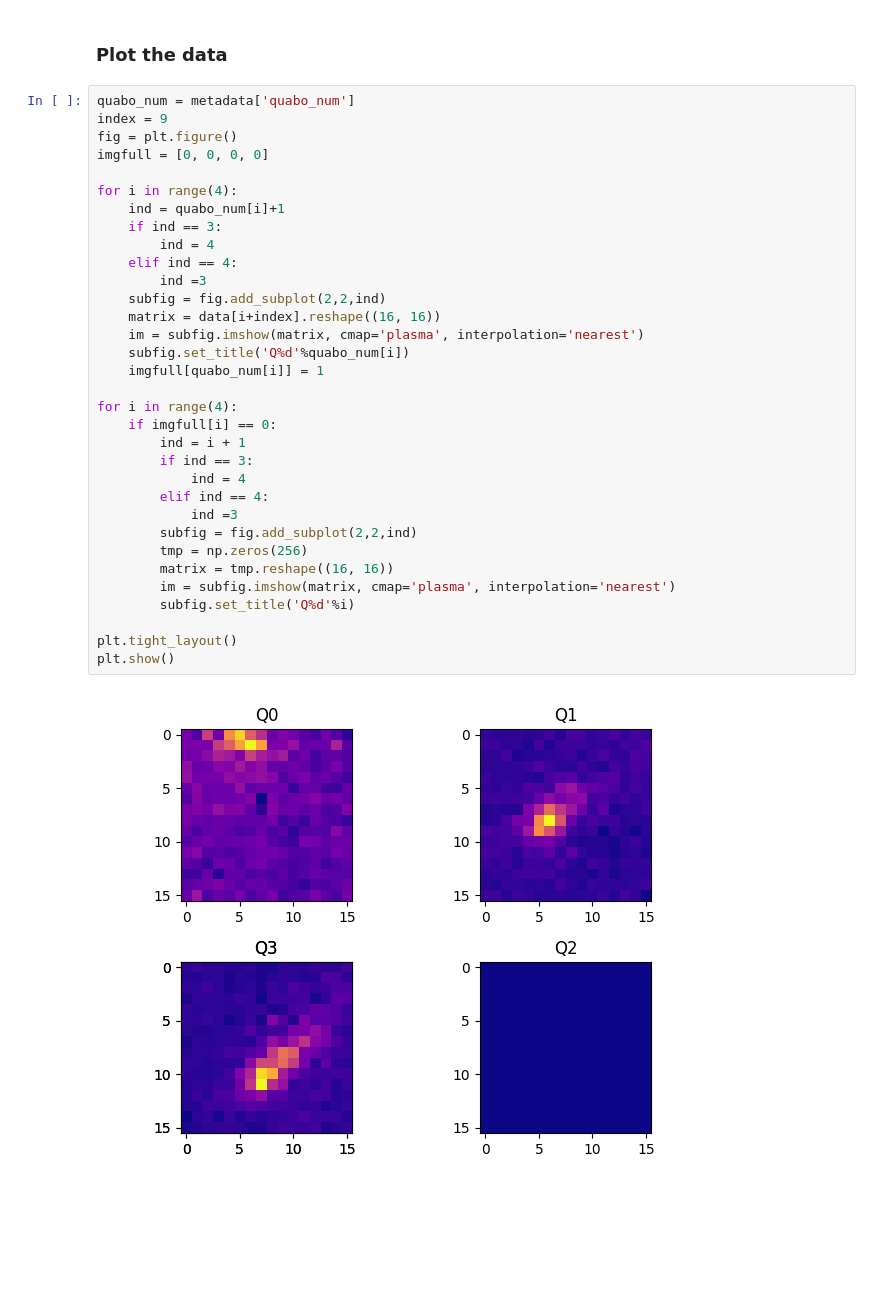
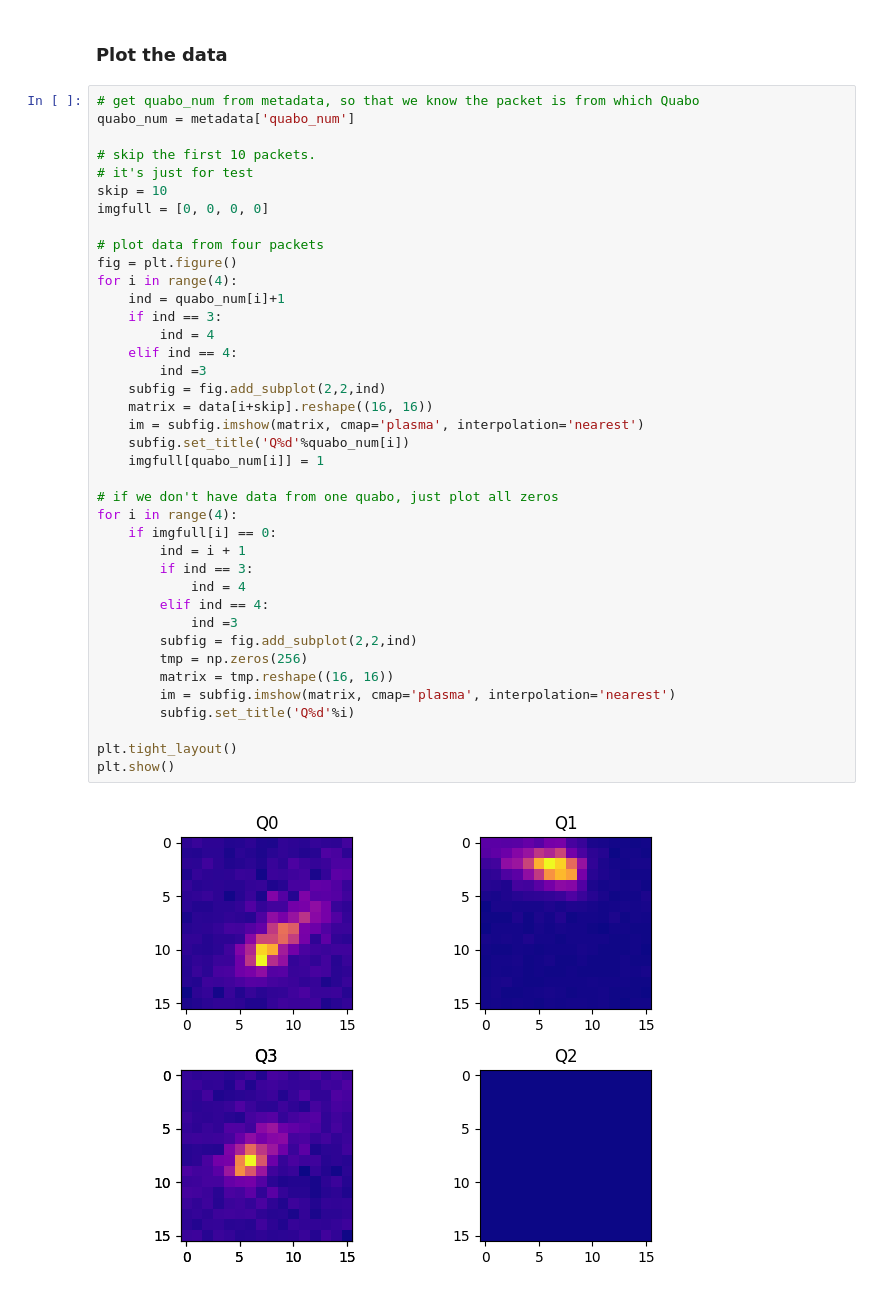
Before and after one commit to panoseti/pypff, a Jupyter notebook: example/notebook/data-check.ipynb, the cells around one changed output. Drawn from its saved outputs; the diff is of its cells as text; blank space fills up the shorter version.

```diff
--- a/example/notebook/data-check.ipynb
+++ b/example/notebook/data-check.ipynb
@@ -16,38 +16,44 @@ data, metadata = pff.readpff(metadata=True)
 # %% [markdown]
 ### Plot the data
 # %%
+# get quabo_num from metadata, so that we know the packet is from which Quabo
 quabo_num = metadata['quabo_num']
-index = 9
-fig = plt.figure()
+
+# skip the first 10 packets.
+# it's just for test
+skip = 10
 imgfull = [0, 0, 0, 0]
 
+# plot data from four packets
+fig = plt.figure()
 for i in range(4):
     ind = quabo_num[i]+1
     if ind == 3:
         ind = 4
     elif ind == 4:
         ind =3
     subfig = fig.add_subplot(2,2,ind)
-    matrix = data[i+index].reshape((16, 16))
+    matrix = data[i+skip].reshape((16, 16))
     im = subfig.imshow(matrix, cmap='plasma', interpolation='nearest')
     subfig.set_title('Q%d'%quabo_num[i])
     imgfull[quabo_num[i]] = 1
 
+# if we don't have data from one quabo, just plot all zeros
 for i in range(4):
     if imgfull[i] == 0:
         ind = i + 1
         if ind == 3:
             ind = 4
         elif ind == 4:
             ind =3
         subfig = fig.add_subplot(2,2,ind)
         tmp = np.zeros(256)
         matrix = tmp.reshape((16, 16))
         im = subfig.imshow(matrix, cmap='plasma', interpolation='nearest')
         subfig.set_title('Q%d'%i)
 
 plt.tight_layout()
 plt.show()
 # %% [output]
-[figure, old version]
+[figure, new version]
 # %% [markdown]
```
Also changed, not shown: parts of 4 cells of this notebook, 1 other file.
